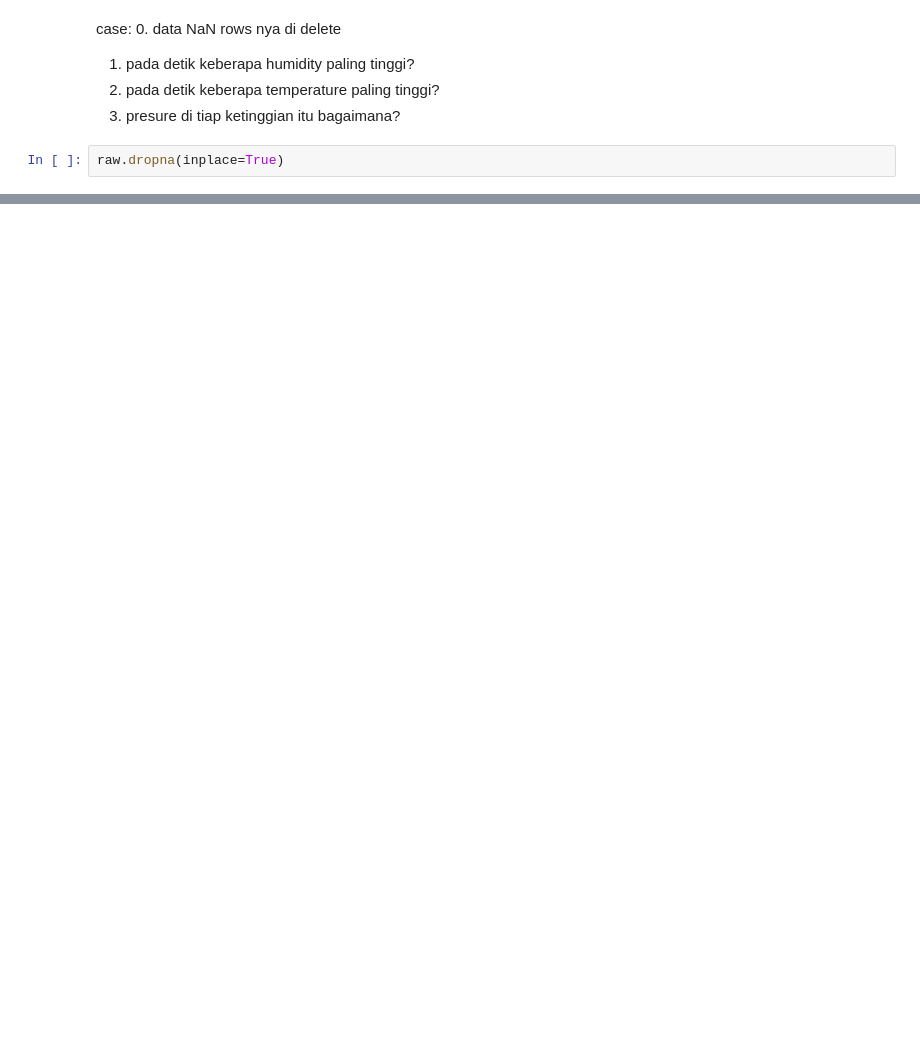
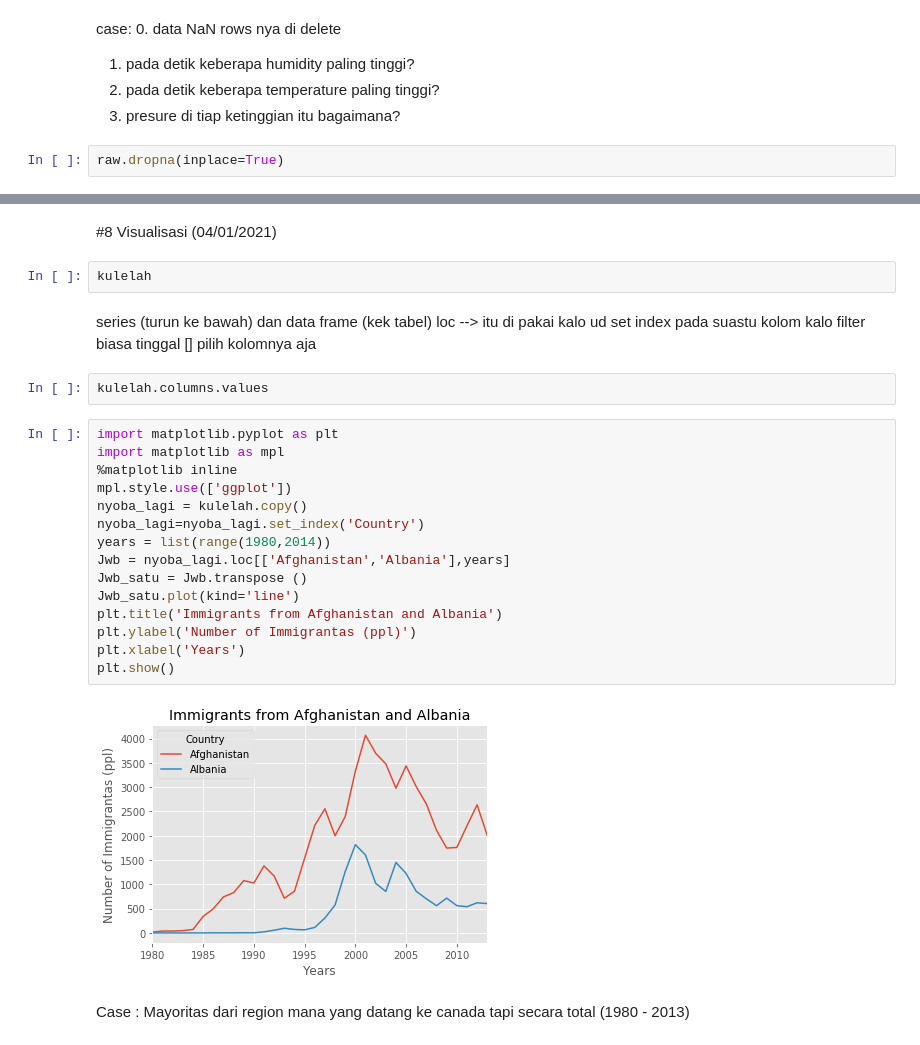
Before and after one commit to pHeesari/H8_050, a Jupyter notebook: Intro_to_Python.ipynb, the cells around one changed output, grey strips where cells are left out. Saved outputs shown, nothing was run; the diff lists cells and outputs as text; blank space fills up the shorter version.

```diff
--- a/Intro_to_Python.ipynb
+++ b/Intro_to_Python.ipynb
@@ -755,0 +552,29 @@ raw.plot(x='Press0',y=' Height')
+# %% [markdown]
+#8 Visualisasi (04/01/2021)
+# %%
+kulelah
+# %% [markdown]
+series (turun ke bawah) dan data frame (kek tabel)
+loc --> itu di pakai kalo ud set index pada suastu kolom
+kalo filter biasa tinggal [] pilih kolomnya aja
+# %%
+kulelah.columns.values
+# %%
+import matplotlib.pyplot as plt
+import matplotlib as mpl
+%matplotlib inline
+mpl.style.use(['ggplot'])
+nyoba_lagi = kulelah.copy()
+nyoba_lagi=nyoba_lagi.set_index('Country')
+years = list(range(1980,2014))
+Jwb = nyoba_lagi.loc[['Afghanistan','Albania'],years]
+Jwb_satu = Jwb.transpose ()
+Jwb_satu.plot(kind='line')
+plt.title('Immigrants from Afghanistan and Albania')
+plt.ylabel('Number of Immigrantas (ppl)')
+plt.xlabel('Years')
+plt.show()
+# %% [output]
+[figure, added]
+# %% [markdown]
+Case : Mayoritas dari region mana yang datang ke canada tapi secara total (1980 - 2013)
```
Also changed, not shown: parts of 31 cells of this notebook.
